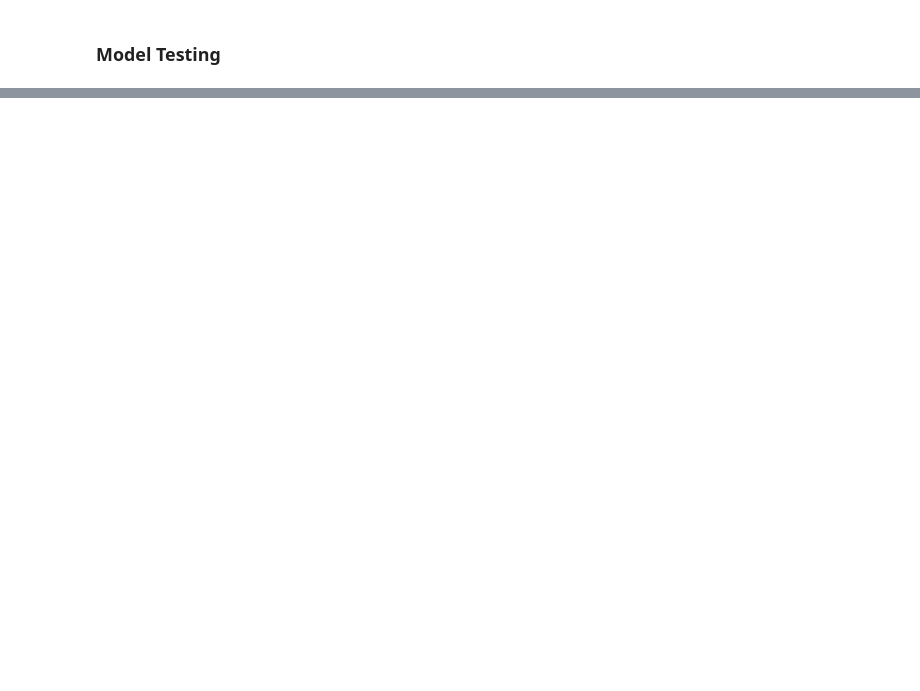
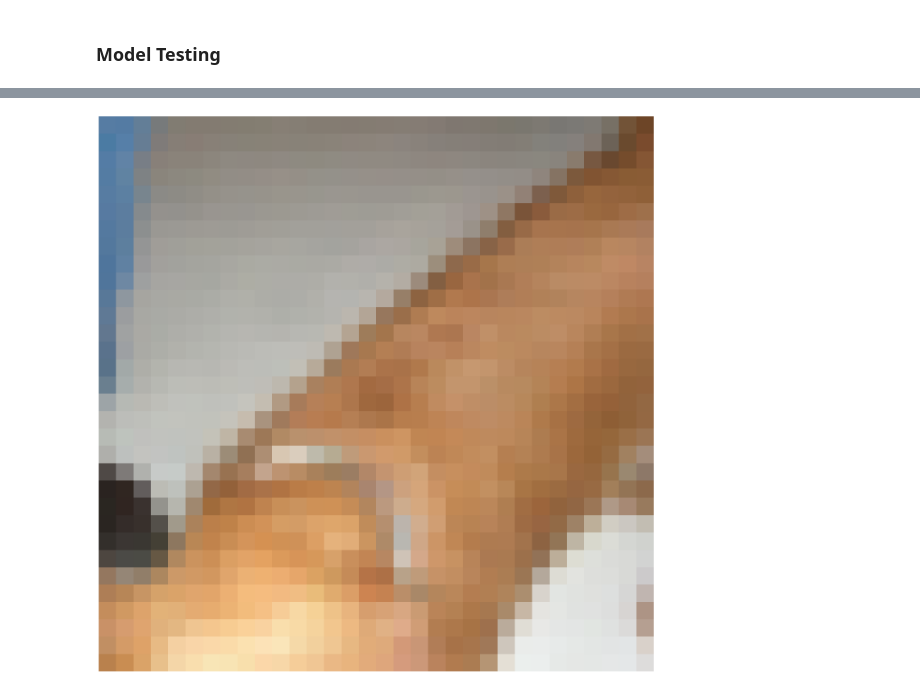
Before and after one commit to batuhanfaik/deep-learning-minis, a Jupyter notebook: Miniproject_1/eda.ipynb, the cells around one changed output, grey strips where cells are left out. Cells and saved outputs as stored; diff of their text form; code cells hidden in the pictures; blank space fills up the shorter version.

```diff
--- a/Miniproject_1/eda.ipynb
+++ b/Miniproject_1/eda.ipynb
@@ -88,0 +138,9 @@ plt.show()
+# %%
+fig, axs = plt.subplots(nrows=1, ncols=1, figsize=(20, 20))
+axs.imshow(pred[0].permute(1, 2, 0))
+axs.axis('off')
+plt.tight_layout()
+plt.savefig(f'figures/result{rand_idx}-2.png', dpi=150)
+plt.show()
+# %% [output]
+[figure, added]
```
Also changed, not shown: parts of 14 cells of this notebook, 5 other files.
